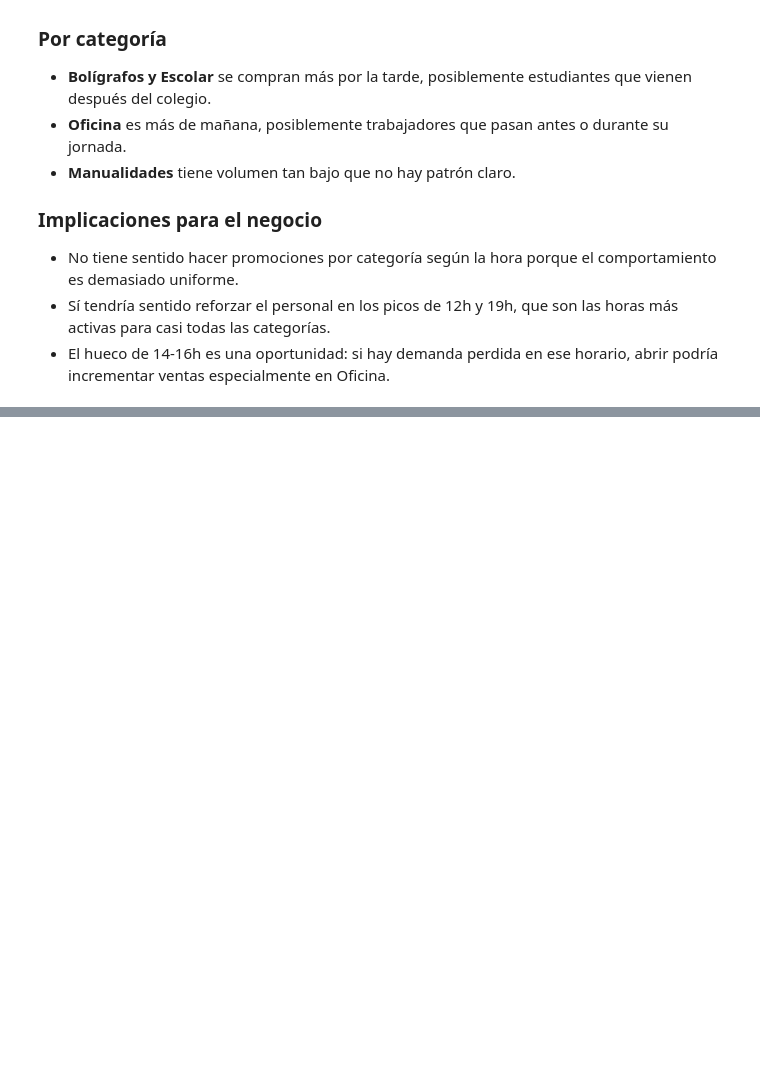
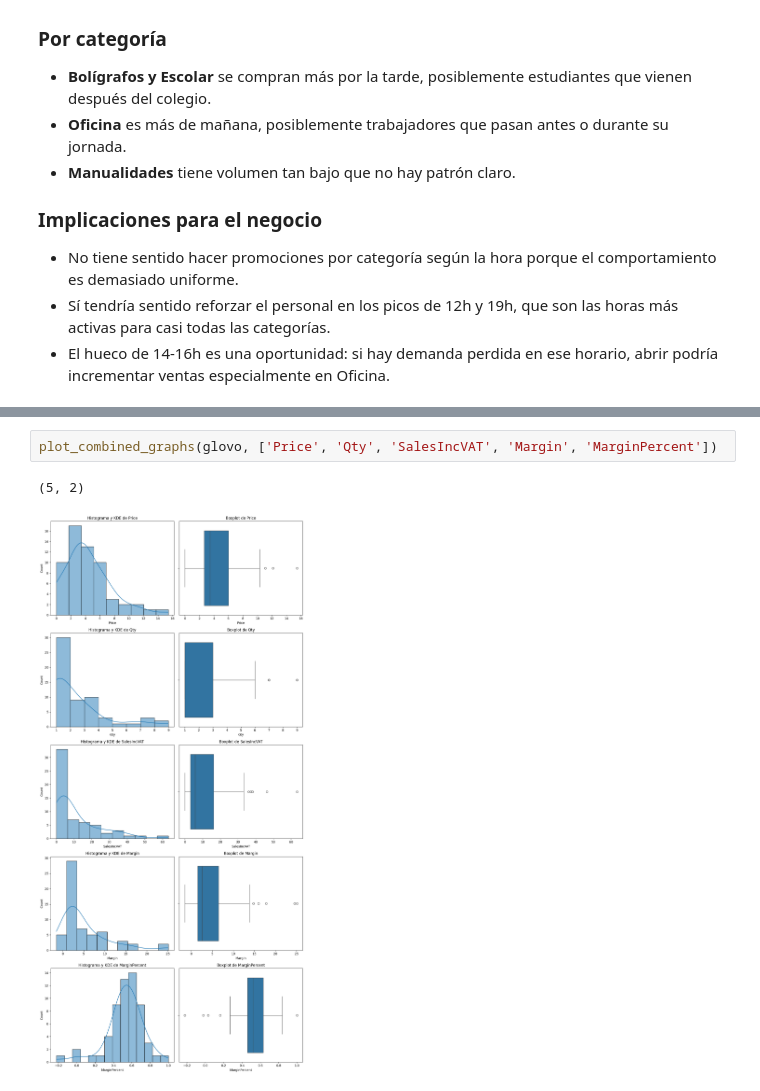
Before and after one commit to alimadriz0110/EDA_Trazos_y_Hojas, a Jupyter notebook: src/notebooks/notebook_eda_raquel.ipynb, the cells around one changed output, grey strips where cells are left out. Saved outputs shown, nothing was run; the diff lists cells and outputs as text; blank space fills up the shorter version.

```diff
--- a/src/notebooks/notebook_eda_raquel.ipynb
+++ b/src/notebooks/notebook_eda_raquel.ipynb
@@ -341,0 +412,5 @@ pinta_distribucion_categoricas(ventas, ["Hora"])
+# %%
+plot_combined_graphs(glovo, ['Price', 'Qty', 'SalesIncVAT', 'Margin', 'MarginPercent'])
+# %% [output]
+(5, 2)
+[figure, added]
```
Also changed, not shown: parts of 31 cells of this notebook, 1 other file.
